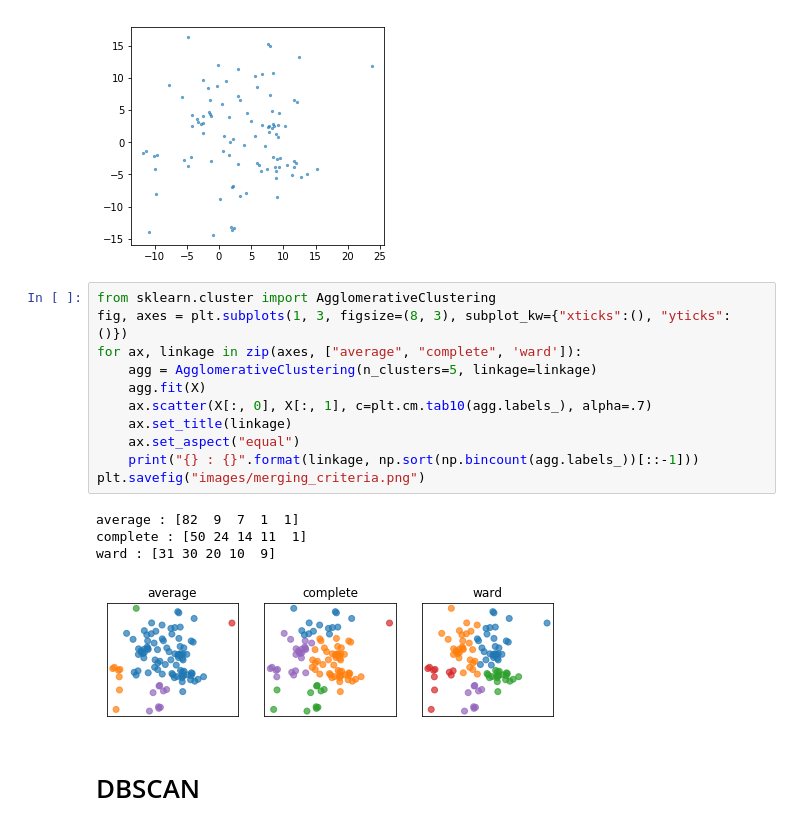
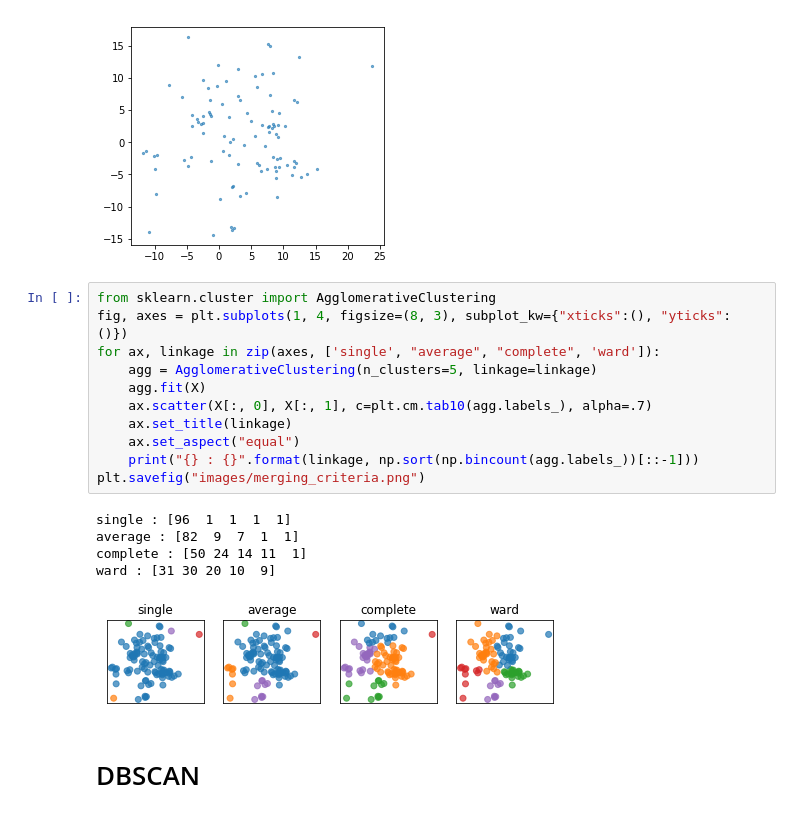
Before and after one commit to amueller/COMS4995-s19, a Jupyter notebook: slides/aml-15-clustering-and-mixture-models/aml-16-clustering-mixture-models.ipynb, the cells around one changed output. Drawn from its saved outputs; the diff is of its cells as text.

```diff
--- a/slides/aml-15-clustering-and-mixture-models/aml-16-clustering-mixture-models.ipynb
+++ b/slides/aml-15-clustering-and-mixture-models/aml-16-clustering-mixture-models.ipynb
@@ -146,20 +146,21 @@ ylim = plt.ylim()
 [figure]
 # %%
 from sklearn.cluster import AgglomerativeClustering
-fig, axes = plt.subplots(1, 3, figsize=(8, 3), subplot_kw={"xticks":(), "yticks": ()})
-for ax, linkage in zip(axes, ["average", "complete", 'ward']):
+fig, axes = plt.subplots(1, 4, figsize=(8, 3), subplot_kw={"xticks":(), "yticks": ()})
+for ax, linkage in zip(axes, ['single', "average", "complete", 'ward']):
     agg = AgglomerativeClustering(n_clusters=5, linkage=linkage)
     agg.fit(X)
     ax.scatter(X[:, 0], X[:, 1], c=plt.cm.tab10(agg.labels_), alpha=.7)
     ax.set_title(linkage)
     ax.set_aspect("equal")
     print("{} : {}".format(linkage, np.sort(np.bincount(agg.labels_))[::-1]))
 plt.savefig("images/merging_criteria.png")
 # %% [output]
+single : [96  1  1  1  1]
 average : [82  9  7  1  1]
 complete : [50 24 14 11  1]
 ward : [31 30 20 10  9]
-[figure, old version]
+[figure, new version]
 # %% [markdown]
 # DBSCAN
 # %%
```
Also changed, not shown: parts of 12 cells of this notebook.
